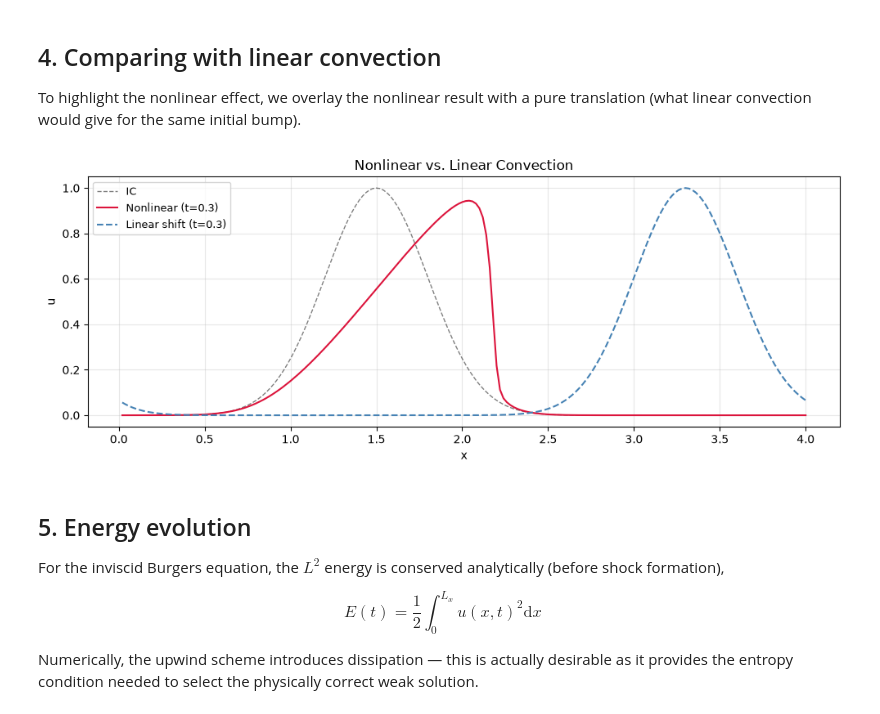
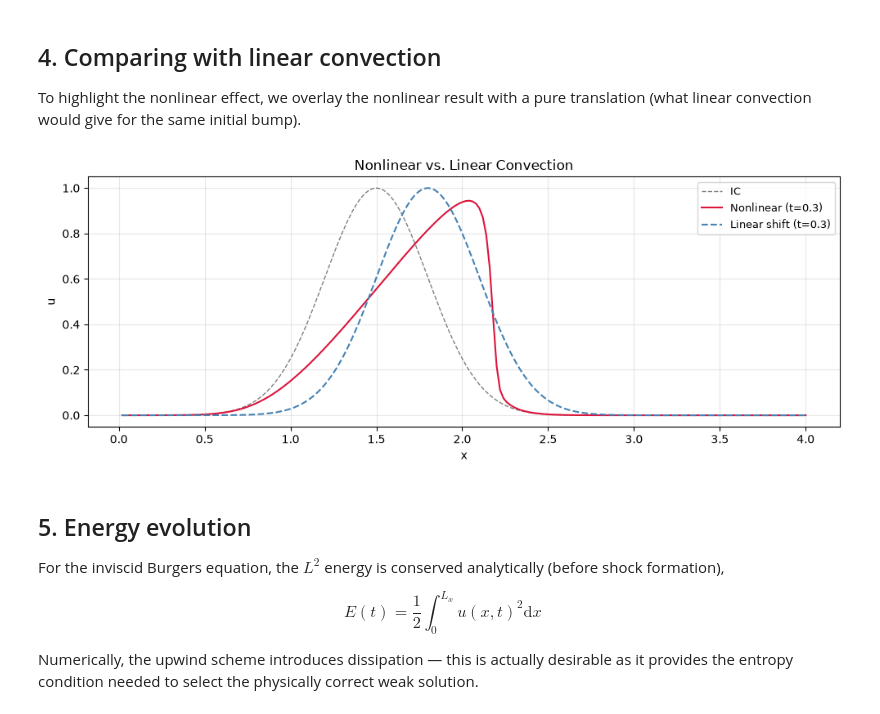
Before and after one commit to jejjohnson/sesmax, a Jupyter notebook: docs/notebooks/step02_nonlinear_convection_1d.ipynb, the cells around one changed output. Saved outputs shown, nothing was run; the diff lists cells and outputs as text; code cells hidden in the pictures.

```diff
--- a/docs/notebooks/step02_nonlinear_convection_1d.ipynb
+++ b/docs/notebooks/step02_nonlinear_convection_1d.ipynb
@@ -256,39 +256,39 @@ reference_speed = 1.0
 
 # d = c t
 travelled = reference_speed * compare_time
-# ξ = (x − μ₀ − d) mod L_x
-shifted_position = (position - bump_centre - travelled) % domain_length  # → (N_Ωx + 2,)
+# ξ = (x − d) mod L_x
+shifted_position = (position - travelled) % domain_length  # → (N_Ωx + 2,)
 # zₙ = (ξₙ − μ₀) / σ₀
 shifted_standardised = (shifted_position - bump_centre) / bump_width  # → (N_Ωx + 2,)
 # u(x) = exp(−z² / 2)
 linear_u = jnp.exp(-0.5 * shifted_standardised**2)  # → (N_Ωx + 2,)
 
 fig, ax = plt.subplots(figsize=(10, 4))
 ax.plot(position[interior], initial_u[interior], "k--", lw=1.0, alpha=0.5, label="IC")
 ax.plot(
     position[interior],
     solution.ys.u[compare_snapshot, interior],
     color="crimson",
     lw=1.5,
     label=f"Nonlinear (t={compare_time})",
 )
 ax.plot(
     position[interior],
     linear_u[interior],
     color="steelblue",
     lw=1.5,
     ls="--",
     label=f"Linear shift (t={compare_time})",
 )
 ax.set_xlabel("x")
 ax.set_ylabel("u")
 ax.set_title("Nonlinear vs. Linear Convection")
 ax.legend(fontsize=9)
 ax.grid(True, alpha=0.3)
 plt.tight_layout()
 plt.show()
 # %% [output]
-[figure, old version]
+[figure, new version]
 # %% [markdown]
 ## 5. Energy evolution
 
```
Also changed, not shown: 7 other files.
